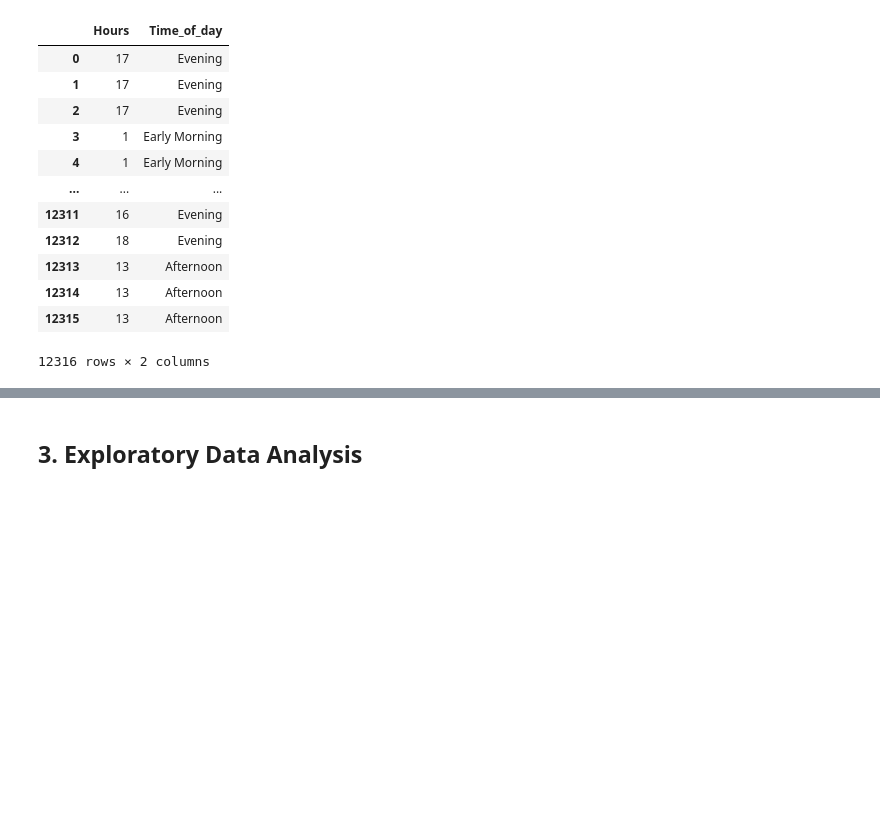
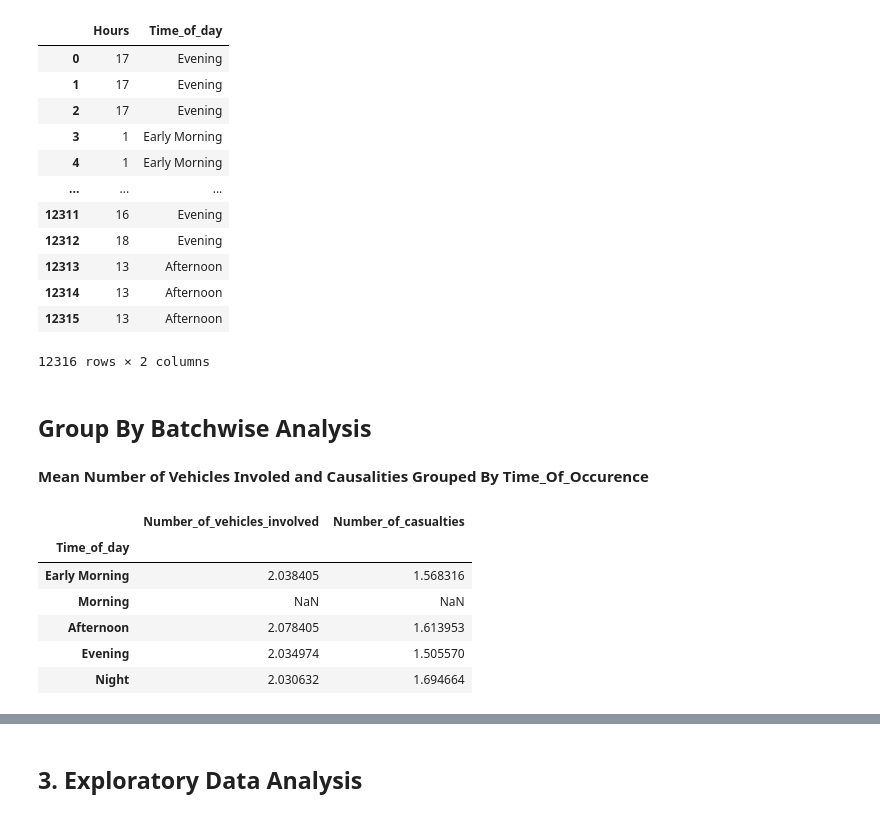
Before and after one commit to vedanthv/Road-Traffic-Accident-Severity-Classification, a Jupyter notebook: RoadTrafficSeverityProject.ipynb, the cells around one changed output, grey strips where cells are left out. Cells and saved outputs as stored; diff of their text form; code cells hidden in the pictures; blank space fills up the shorter version.

```diff
--- a/RoadTrafficSeverityProject.ipynb
+++ b/RoadTrafficSeverityProject.ipynb
@@ -408,3 +408,5 @@ df2[['Hours','Time_of_day']]
 | 12314 | 13 | Afternoon |
 | 12315 | 13 | Afternoon |
 12316 rows × 2 columns
+# %% [markdown]
+## Group By Batchwise Analysis
@@ -410,0 +415,2 @@ df2[['Hours','Time_of_day']]
+# %% [markdown]
+**Mean Number of Vehicles Involed and Causalities Grouped By Time_Of_Occurence**
@@ -410,0 +419,10 @@ df2[['Hours','Time_of_day']]
+# %%
+df_group_by_time.drop(['Hours'],axis = 1)
+# %% [output]
+|  | Number_of_vehicles_involved | Number_of_casualties |
+| Time_of_day |  |  |
+| Early Morning | 2.038405 | 1.568316 |
+| Morning | NaN | NaN |
+| Afternoon | 2.078405 | 1.613953 |
+| Evening | 2.034974 | 1.505570 |
+| Night | 2.030632 | 1.694664 |
```
Also changed, not shown: parts of 13 cells of this notebook.
